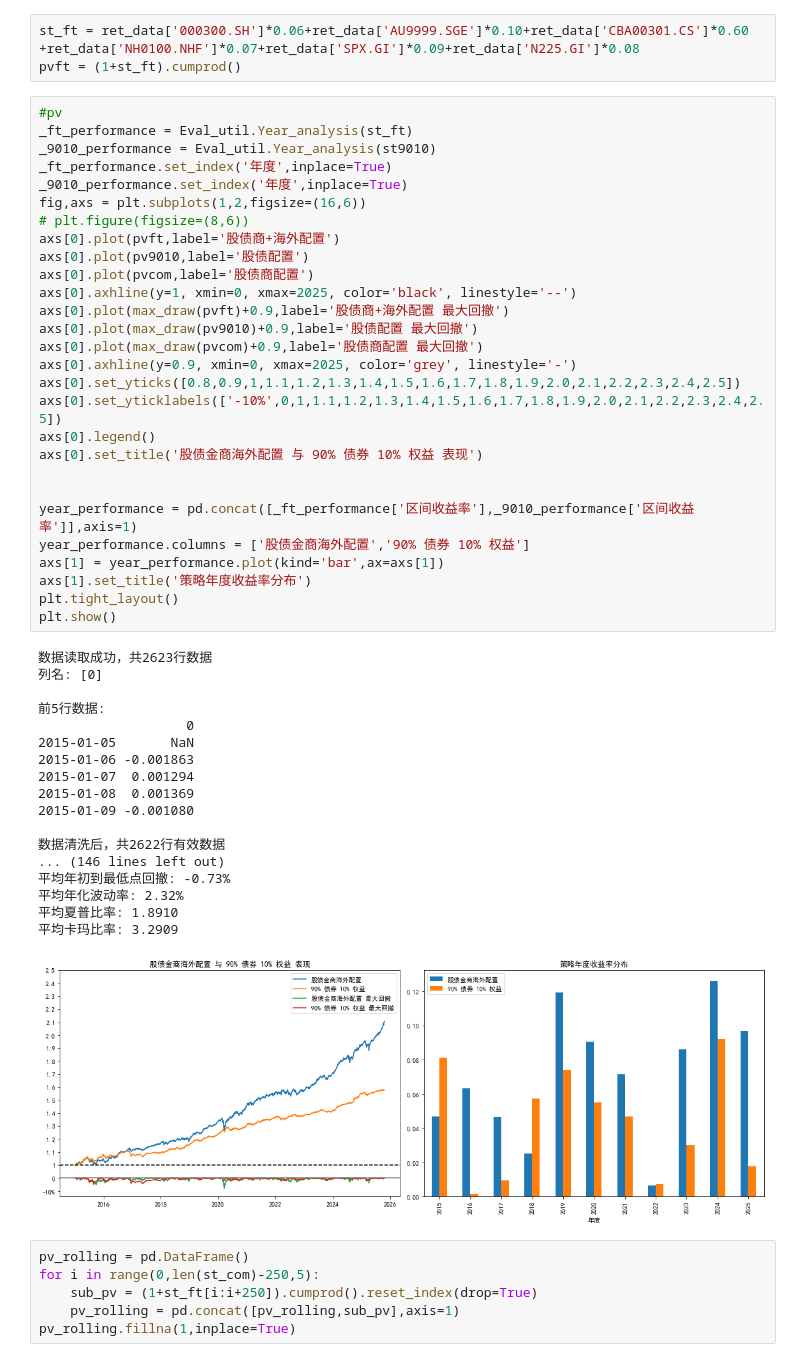
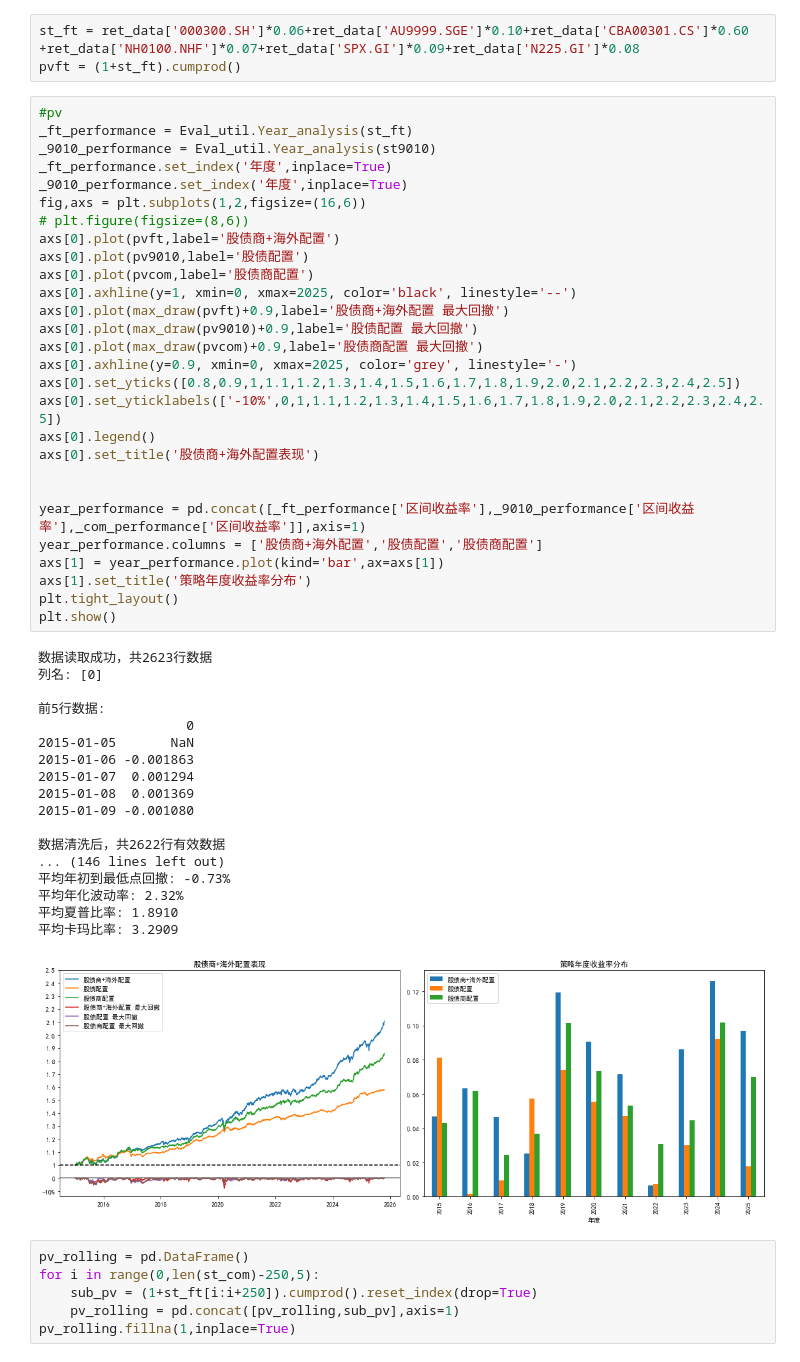
Before and after one commit to nurhachar-sibei/-----, a Jupyter notebook: 低利率时代投资研究.ipynb, the cells around one changed output. Drawn from its saved outputs; the diff is of its cells as text.

```diff
--- a/低利率时代投资研究.ipynb
+++ b/低利率时代投资研究.ipynb
@@ -437,37 +437,37 @@ axs[0].plot(max_draw(pvft)+0.9,label='股债商+海外配置 最大回撤')
 axs[0].plot(max_draw(pv9010)+0.9,label='股债配置 最大回撤')
 axs[0].plot(max_draw(pvcom)+0.9,label='股债商配置 最大回撤')
 axs[0].axhline(y=0.9, xmin=0, xmax=2025, color='grey', linestyle='-')
 axs[0].set_yticks([0.8,0.9,1,1.1,1.2,1.3,1.4,1.5,1.6,1.7,1.8,1.9,2.0,2.1,2.2,2.3,2.4,2.5])
 axs[0].set_yticklabels(['-10%',0,1,1.1,1.2,1.3,1.4,1.5,1.6,1.7,1.8,1.9,2.0,2.1,2.2,2.3,2.4,2.5])
 axs[0].legend()
-axs[0].set_title('股债金商海外配置 与 90% 债券 10% 权益 表现')
+axs[0].set_title('股债商+海外配置表现')
 
 
-year_performance = pd.concat([_ft_performance['区间收益率'],_9010_performance['区间收益率']],axis=1)
-year_performance.columns = ['股债金商海外配置','90% 债券 10% 权益']
+year_performance = pd.concat([_ft_performance['区间收益率'],_9010_performance['区间收益率'],_com_performance['区间收益率']],axis=1)
+year_performance.columns = ['股债商+海外配置','股债配置','股债商配置']
 axs[1] = year_performance.plot(kind='bar',ax=axs[1])
 axs[1].set_title('策略年度收益率分布')
 plt.tight_layout()
 plt.show()
 # %% [output]
 数据读取成功，共2623行数据
 列名: [0]
 
 前5行数据:
                    0
 2015-01-05       NaN
 2015-01-06 -0.001863
 2015-01-07  0.001294
 2015-01-08  0.001369
 2015-01-09 -0.001080
 
 数据清洗后，共2622行有效数据
 ... (146 lines left out)
 平均年初到最低点回撤: -0.73%
 平均年化波动率: 2.32%
 平均夏普比率: 1.8910
 平均卡玛比率: 3.2909
-[figure, old version]
+[figure, new version]
 # %%
 pv_rolling = pd.DataFrame()
 for i in range(0,len(st_com)-250,5):
```
Also changed, not shown: parts of 1 cell of this notebook.
